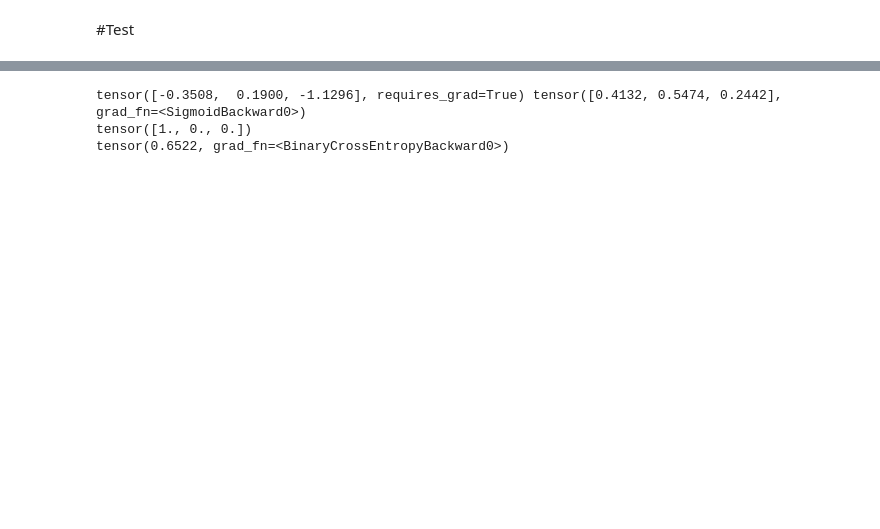
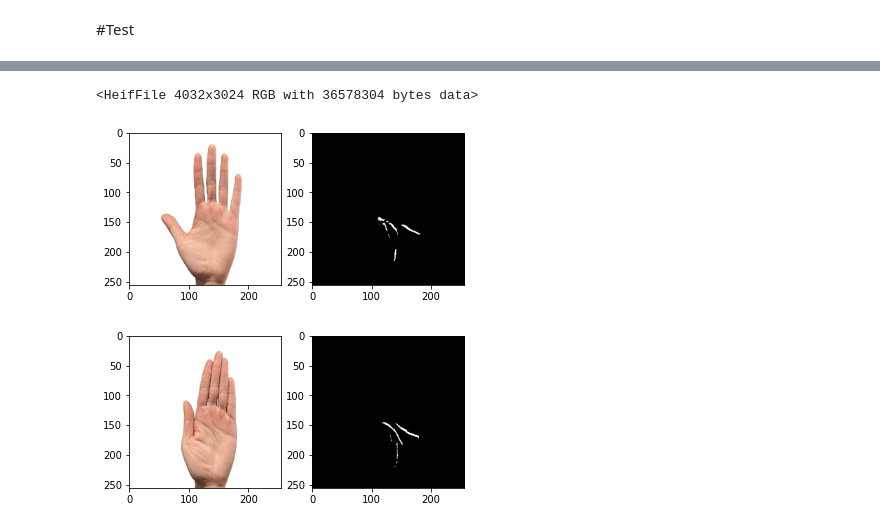
Before and after one commit to yeonsumia/palmistry, a Jupyter notebook: denoise/palmistry_denoiser.ipynb, the cells around one changed output, grey strips where cells are left out. Drawn from its saved outputs; the diff is of its cells as text; code cells hidden in the pictures; blank space fills up the shorter version.

```diff
--- a/denoise/palmistry_denoiser.ipynb
+++ b/denoise/palmistry_denoiser.ipynb
@@ -428,17 +499,0 @@ for data in test_loader:
-# %%
-for batch in dataset:
-    print(batch['mask'].shape)
-    true = np.apply_along_axis(lambda x: 1 if x[0] < x[1] else 0, 0, batch['mask'])
-    print(true.shape)
-    pred = net(batch['image'].unsqueeze(0).cuda())[0].permute(1,2,0)
-
-    pred = np.apply_along_axis(lambda x: 1 if x[0] < x[1] else 0, 2, pred.detach().cpu().numpy())
-    print(pred.shape)
-    # print(F1Score(pred, true))
-
-    # print(pred.detach().numpy().shape, batch['mask'].numpy().shape)
-    print(IOUScore(pred, true))
-    mask = np.apply_along_axis(lambda x: [255, 255, 255] if x[1] == 1 else [0, 0, 0], 0, batch['mask']).transpose((1,2,0))
-    print(mask.shape)
-    plt.imshow(mask)
-    plt.show()
@@ -465,14 +500,43 @@ KeyboardInterrupt: ignored
-# %%
-m = nn.Sigmoid()
-loss = nn.BCELoss()
-input = torch.randn(3, requires_grad=True)
-print(input, m(input))
-target = torch.empty(3).random_(2)
-print(target)
-output = loss(m(input), target)
-print(output)
-output.backward()
-# %% [output]
-tensor([-0.3508,  0.1900, -1.1296], requires_grad=True) tensor([0.4132, 0.5474, 0.2442], grad_fn=<SigmoidBackward0>)
-tensor([1., 0., 0.])
-tensor(0.6522, grad_fn=<BinaryCrossEntropyBackward0>)
+# %%
+def heic_to_jpeg(heic_dir, jpeg_dir):
+    heic_dir = "./inputs/IMG_6709.HEIC"
+    jpeg_dir = "./inputs/IMG_6709.jpg"
+
+    heif_file = pyheif.read(heic_dir)
+
+    image = Image.frombytes(
+        heif_file.mode,
+        heif_file.size,
+        heif_file.data,
+        "raw",
+        heif_file.mode,
+        heif_file.stride
+        )
+
+    print(heif_file)
+    image.save(jpeg_dir,"JPEG")
+# %% [output]
+<HeifFile 4032x3024 RGB with 36578304 bytes data>
+# %%
+def detect(jpeg_dir):
+    pil_img = Image.open(jpeg_dir)
+
+    img = np.asarray(pil_img.resize((256, 256), resample=Image.NEAREST))
+
+    plt.subplot(1,2,1)
+    plt.imshow(img)
+
+    img = img / 255
+    img = torch.tensor(img, dtype=torch.float32).unsqueeze(0).permute(0,3,1,2).to(DEVICE)
+    pred = net(img).squeeze(0)
+    pred = torch.Tensor(np.apply_along_axis(lambda x: [1,1,1] if x > 0.03 else [0,0,0], 0, pred.cpu().detach()))
+    plt.subplot(1,2,2)
+    plt.imshow(make_grid(pred.permute((1,2,0))))
+    plt.show()
+# %%
+# jpeg_dir = "./PLSU/img/image685.jpg"
+detect("./inputs/IMG_6708_remove.jpg")
+detect("./inputs/IMG_6709_remove.jpg")
+# %% [output]
+[figure, added]
+[figure, added]
```
Also changed, not shown: parts of 11 cells of this notebook.
